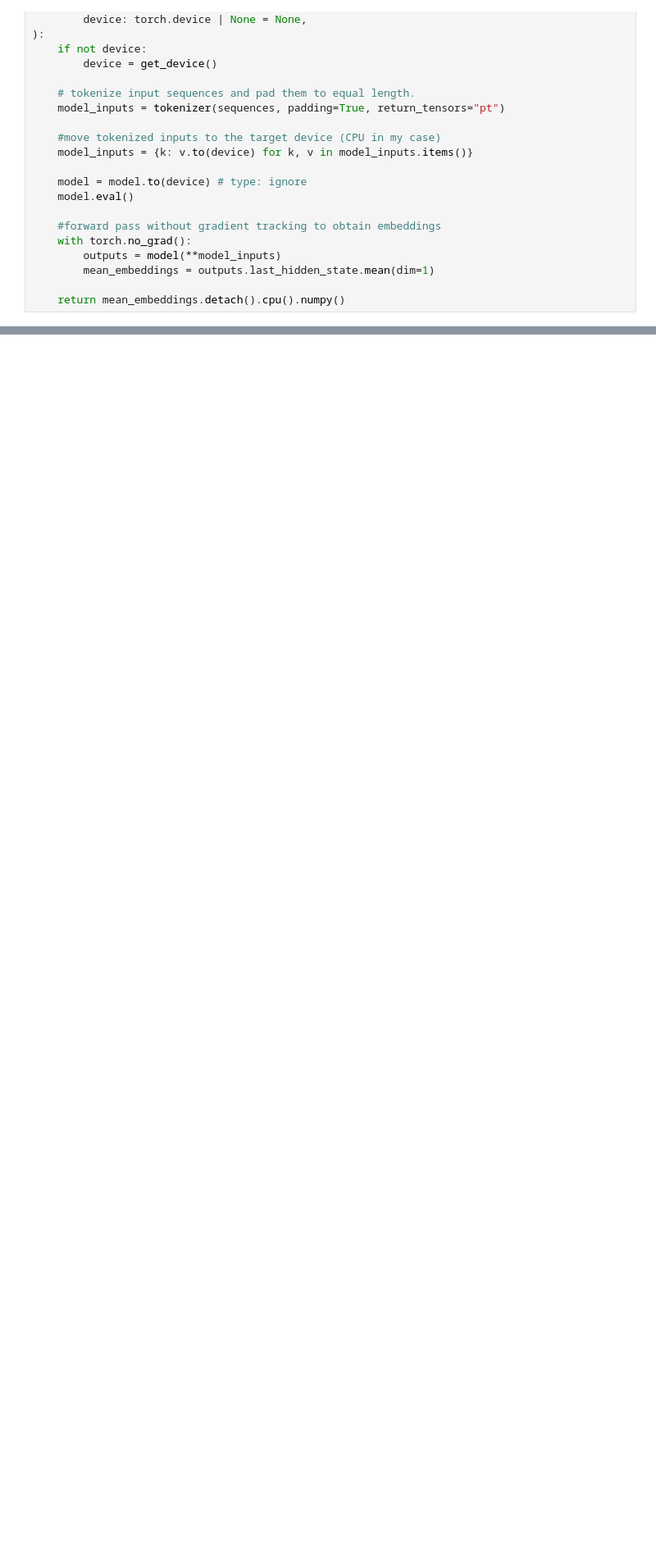
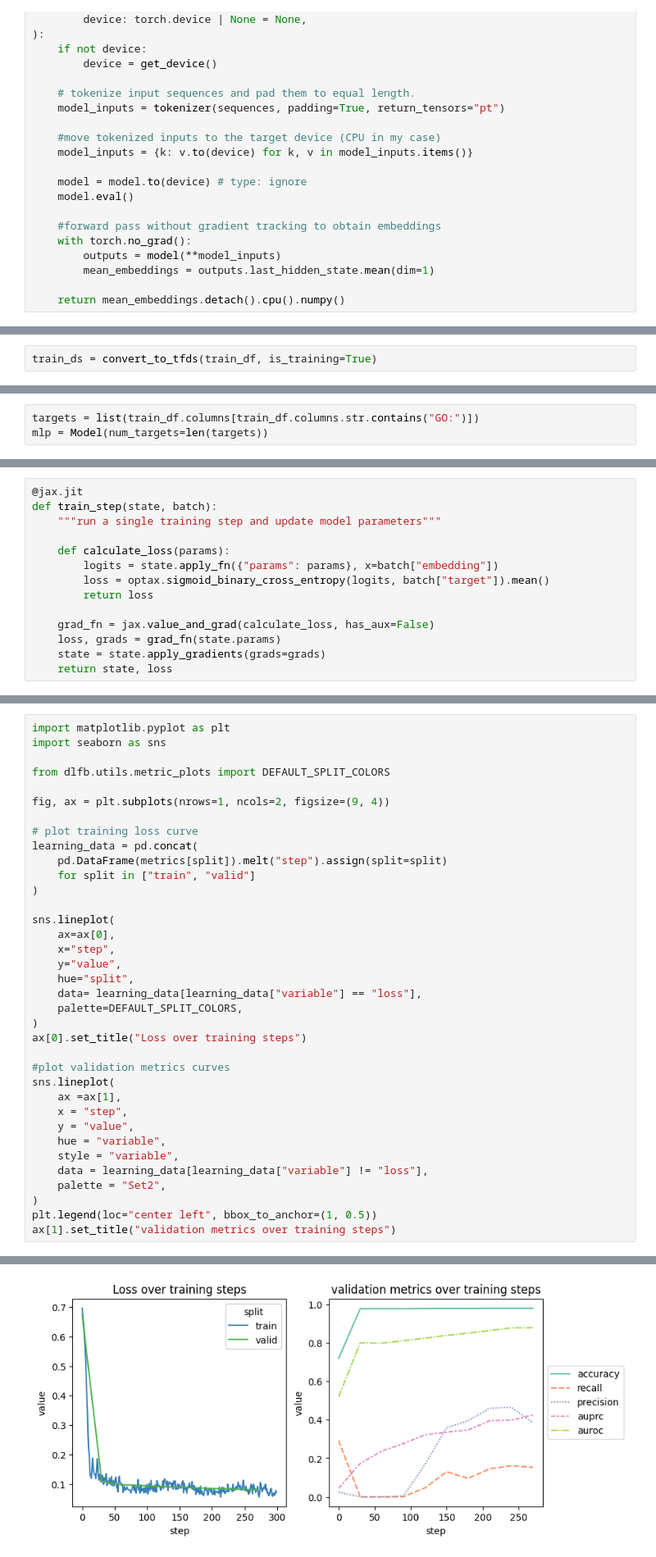
Before and after one commit to justjs4evr/ml-study-notes, a Jupyter notebook: dl_4bio/ch2.ipynb, the cells around one changed output, grey strips where cells are left out. Shown at 82% size. Cells and saved outputs as stored; diff of their text form; blank space fills up the shorter version.

```diff
--- a/dl_4bio/ch2.ipynb
+++ b/dl_4bio/ch2.ipynb
@@ -376,0 +837,2 @@ You should probably TRAIN this model on a down-stream task to be able to use it
+# %%
+train_ds = convert_to_tfds(train_df, is_training=True)
@@ -376,0 +897,3 @@ You should probably TRAIN this model on a down-stream task to be able to use it
+# %%
+targets = list(train_df.columns[train_df.columns.str.contains("GO:")])
+mlp = Model(num_targets=len(targets))
@@ -376,0 +902,14 @@ You should probably TRAIN this model on a down-stream task to be able to use it
+# %%
+@jax.jit
+def train_step(state, batch):
+    """run a single training step and update model parameters"""
+
+    def calculate_loss(params):
+        logits = state.apply_fn({"params": params}, x=batch["embedding"])
+        loss = optax.sigmoid_binary_cross_entropy(logits, batch["target"]).mean()
+        return loss
+
+    grad_fn = jax.value_and_grad(calculate_loss, has_aux=False)
+    loss, grads = grad_fn(state.params)
+    state = state.apply_gradients(grads=grads)
+    return state, loss
@@ -376,0 +1020,37 @@ You should probably TRAIN this model on a down-stream task to be able to use it
+# %%
+import matplotlib.pyplot as plt
+import seaborn as sns
+
+from dlfb.utils.metric_plots import DEFAULT_SPLIT_COLORS
+
+fig, ax = plt.subplots(nrows=1, ncols=2, figsize=(9, 4))
+
+# plot training loss curve
+learning_data = pd.concat(
+    pd.DataFrame(metrics[split]).melt("step").assign(split=split)
+    for split in ["train", "valid"]
+)
+
+sns.lineplot(
+    ax=ax[0],
+    x="step",
+    y="value",
+    hue="split",
+    data= learning_data[learning_data["variable"] == "loss"],
+    palette=DEFAULT_SPLIT_COLORS,
+)
+ax[0].set_title("Loss over training steps")
+
+#plot validation metrics curves
+sns.lineplot(
+    ax =ax[1],
+    x = "step",
+    y = "value",
+    hue = "variable",
+    style = "variable",
+    data = learning_data[learning_data["variable"] != "loss"],
+    palette = "Set2",
+)
+plt.legend(loc="center left", bbox_to_anchor=(1, 0.5))
+ax[1].set_title("validation metrics over training steps")
+# %% [output]
@@ -376,0 +1058 @@ You should probably TRAIN this model on a down-stream task to be able to use it
+[figure, added]
```
Also changed, not shown: parts of 54 cells of this notebook.
